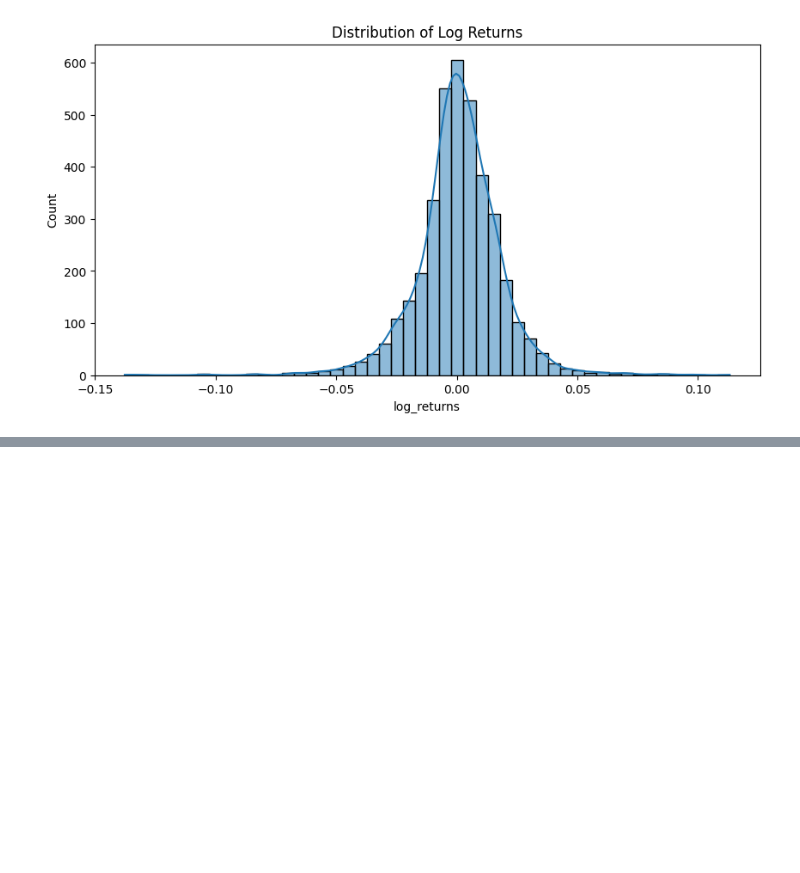
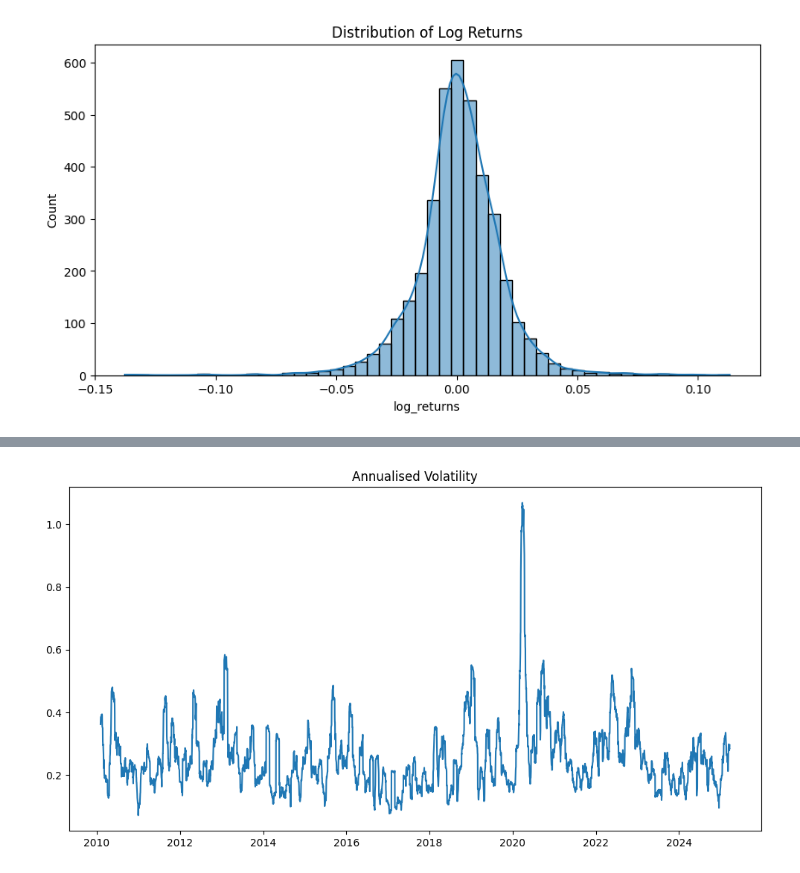
Before and after one commit to jamesh46/Verition-intern-mock, a Jupyter notebook: research/volatility_modelling.ipynb, the cells around one changed output, grey strips where cells are left out. Drawn from its saved outputs; the diff is of its cells as text; code cells hidden in the pictures; blank space fills up the shorter version.

```diff
--- a/research/volatility_modelling.ipynb
+++ b/research/volatility_modelling.ipynb
@@ -56,0 +73,7 @@ plt.show()
+# %%
+plt.figure(figsize=(12,6))
+plt.plot(df.index, df['Volatility_annualised'])
+plt.title("Annualised Volatility")
+plt.show()
+# %% [output]
+[figure, added]
```
Also changed, not shown: parts of 6 cells of this notebook.
